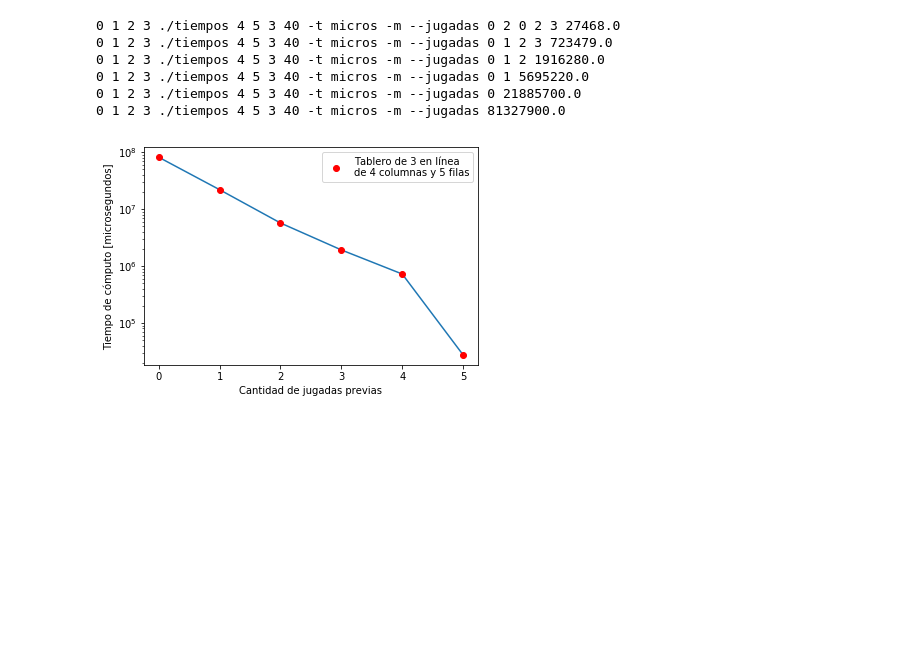
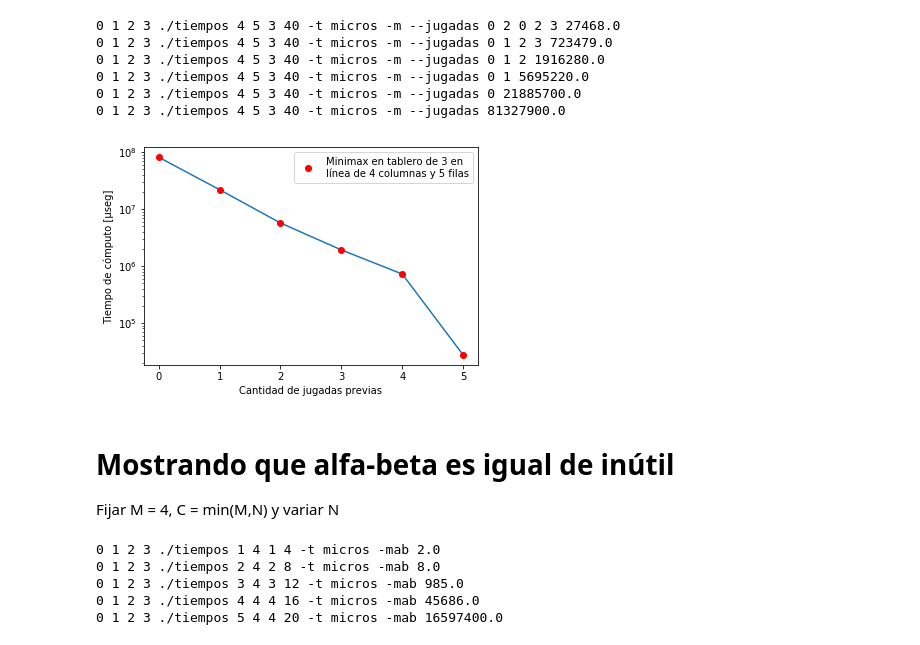
Before and after one commit to npazosmendez/connect4-AI, a Jupyter notebook: mediciones/exp_minimax.ipynb, the cells around one changed output. Saved outputs shown, nothing was run; the diff lists cells and outputs as text; code cells hidden in the pictures; blank space fills up the shorter version.

```diff
--- a/mediciones/exp_minimax.ipynb
+++ b/mediciones/exp_minimax.ipynb
@@ -176,19 +180,47 @@ np.save('save/tiempos_jugadas_minimax.npy',tiempos)
 # %%
 tiempos = np.load('save/tiempos_jugadas_minimax.npy')
 
 cant = [5,4,3,2,1,0]
 # Format plot
 plt.figure()
 plt.xticks(cant)
 plt.yscale('log')
 plt.xlabel('Cantidad de jugadas previas')
-plt.ylabel('Tiempo de cómputo [microsegundos]')
+plt.ylabel('Tiempo de cómputo [μseg]')
 
 # Data
 plt.plot(cant,tiempos)
-plt.plot(cant,tiempos,'ro',label='Tablero de 3 en línea \nde 4 columnas y 5 filas')
+plt.plot(cant,tiempos,'ro',label='Minimax en tablero de 3 en \nlínea de 4 columnas y 5 filas')
 plt.legend(loc='best')
 plt.savefig('plots/minimax_jugadas.pdf')
 plt.show()
 # %% [output]
-[figure, old version]
+[figure, new version]
+# %% [markdown]
+# Mostrando que alfa-beta es igual de inútil
+Fijar M = 4, C = min(M,N) y variar N
+# %%
+ai = '-mab'
+M = 4
+NN = [1,2,3,4,5]
+
+tiempos = np.zeros(len(NN))
+
+for N in NN:
+    tt = []
+    for k in range(muestras):
+        print(k,end=" ")
+        C = min(M,N)
+        P = N*M
+        command = medidor+' '+str(N)+' '+str(M)+' '+str(C)+' '+str(P)
+        command+=' -t '+unidad+' '+ai
+        tt.append(float(os.popen(command).read()))
+    print(command,np.min(tt))
+    tiempos[N-1] = np.min(tt)
+np.save('save/tiempos_N_minimax_ab.npy',tiempos)
+# %% [output]
+0 1 2 3 ./tiempos 1 4 1 4 -t micros -mab 2.0
+0 1 2 3 ./tiempos 2 4 2 8 -t micros -mab 8.0
+0 1 2 3 ./tiempos 3 4 3 12 -t micros -mab 985.0
+0 1 2 3 ./tiempos 4 4 4 16 -t micros -mab 45686.0
+0 1 2 3 ./tiempos 5 4 4 20 -t micros -mab 16597400.0
```
Also changed, not shown: parts of 5 cells of this notebook, 6 other files.
